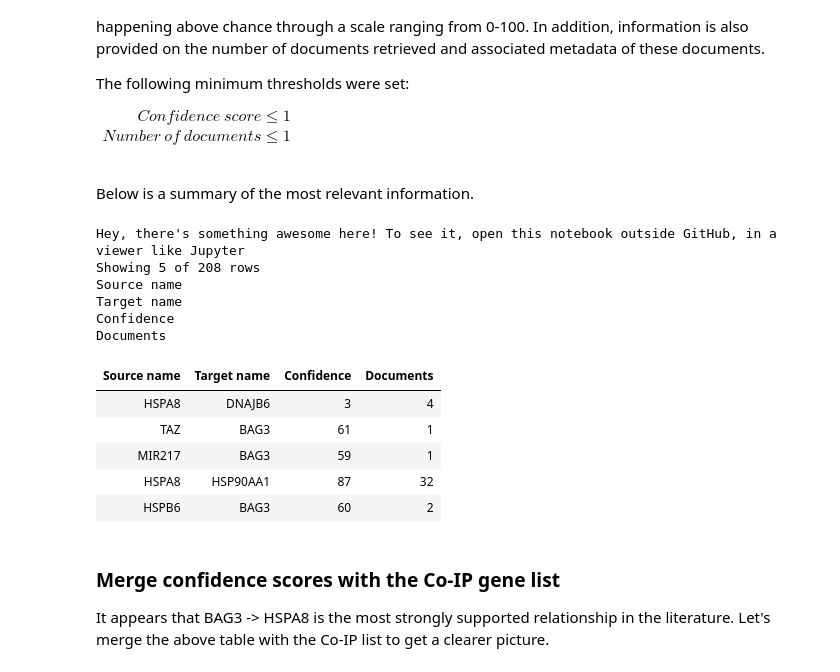
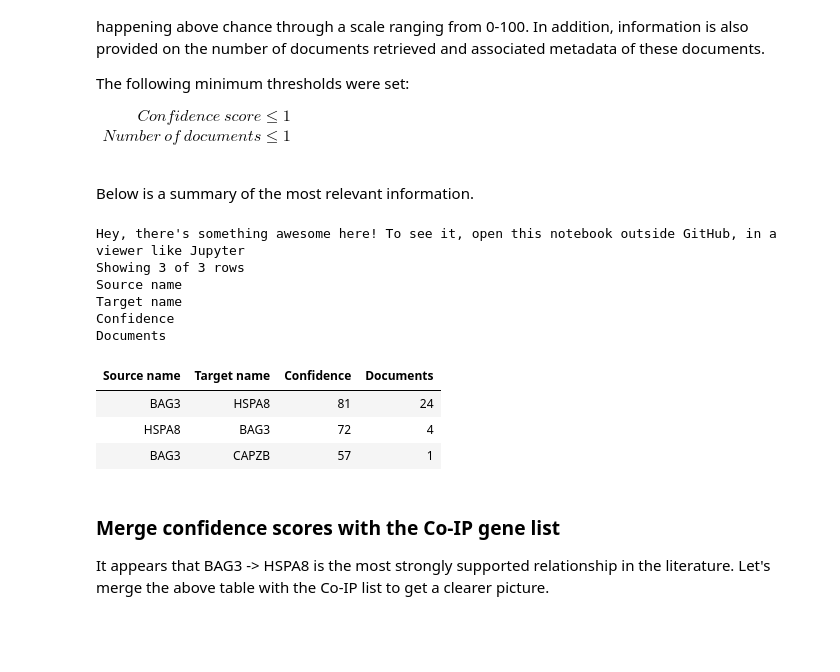
Before and after one commit to eturkes/bag3-co-ip, a Jupyter notebook: BAG3-co-ip/BAG3-co-ip.ipynb, the cells around one changed output. Saved outputs shown, nothing was run; the diff lists cells and outputs as text; code cells hidden in the pictures; blank space fills up the shorter version.

Commit message:
Add expanded relationship merge

```diff
--- a/BAG3-co-ip/BAG3-co-ip.ipynb
+++ b/BAG3-co-ip/BAG3-co-ip.ipynb
@@ -152,34 +152,32 @@ Below is a summary of the most relevant information.
 # %%
 # Read in data.
 body = client_75340283764447f99797650de21e6211.get_object(Bucket='bag3coip-donotdelete-pr-wlavvdgoryxgjb',Key='relationshipgraph14809_2019-02-27_09-54-25.csv')['Body']
 if not hasattr(body, "__iter__"): body.__iter__ = types.MethodType( __iter__, body )
-relationship_graph_more_nodes_df = pd.read_csv(body)
+relationship_graph_df = pd.read_csv(body)
 
 # Sort by "Confidence".
 cols = ["Confidence"]
-relationship_graph_more_nodes_df[cols] = relationship_graph_more_nodes_df[cols].astype('int')
-relationship_graph_more_nodes_df.sort_values(by=cols, inplace=True, ascending=False)
+relationship_graph_df[cols] = relationship_graph_df[cols].astype('int')
+relationship_graph_df.sort_values(by=cols, inplace=True, ascending=False)
 
 # Reduce to three columns.
 cols = ["Source name", "Target name", "Confidence", "Documents"]
-relationship_graph_more_nodes_df = relationship_graph_more_nodes_df[cols]
-relationship_graph_more_nodes_df = relationship_graph_more_nodes_df.reset_index(drop=True)
-relationship_graph_more_nodes_df.index = relationship_graph_more_nodes_df.index + 1
+relationship_graph_df = relationship_graph_df[cols]
+relationship_graph_df = relationship_graph_df.reset_index(drop=True)
+relationship_graph_df.index = relationship_graph_df.index + 1
 
-display(relationship_graph_more_nodes_df)
+display(relationship_graph_df)
 # %% [output]
 Hey, there's something awesome here! To see it, open this notebook outside GitHub, in a viewer like Jupyter
-Showing 5 of 208 rows
+Showing 3 of 3 rows
 Source name
 Target name
 Confidence
 Documents
 | Source name | Target name | Confidence | Documents |
-| HSPA8 | DNAJB6 | 3 | 4 |
-| TAZ | BAG3 | 61 | 1 |
-| MIR217 | BAG3 | 59 | 1 |
-| HSPA8 | HSP90AA1 | 87 | 32 |
-| HSPB6 | BAG3 | 60 | 2 |
+| BAG3 | HSPA8 | 81 | 24 |
+| HSPA8 | BAG3 | 72 | 4 |
+| BAG3 | CAPZB | 57 | 1 |
 # %% [markdown]
 ### Merge confidence scores with the Co-IP gene list
 
```
Also changed, not shown: parts of 6 cells of this notebook.
